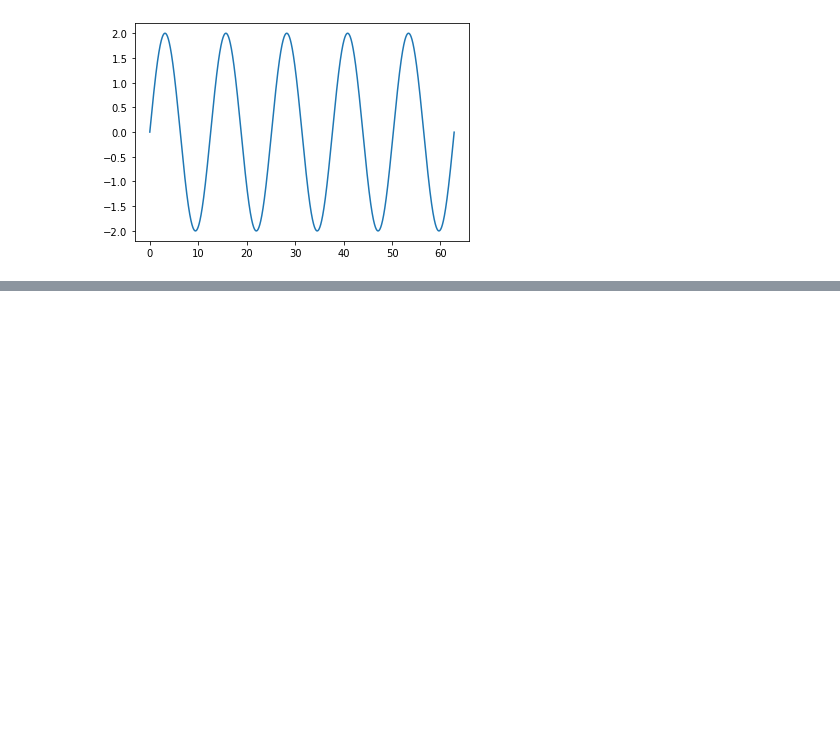
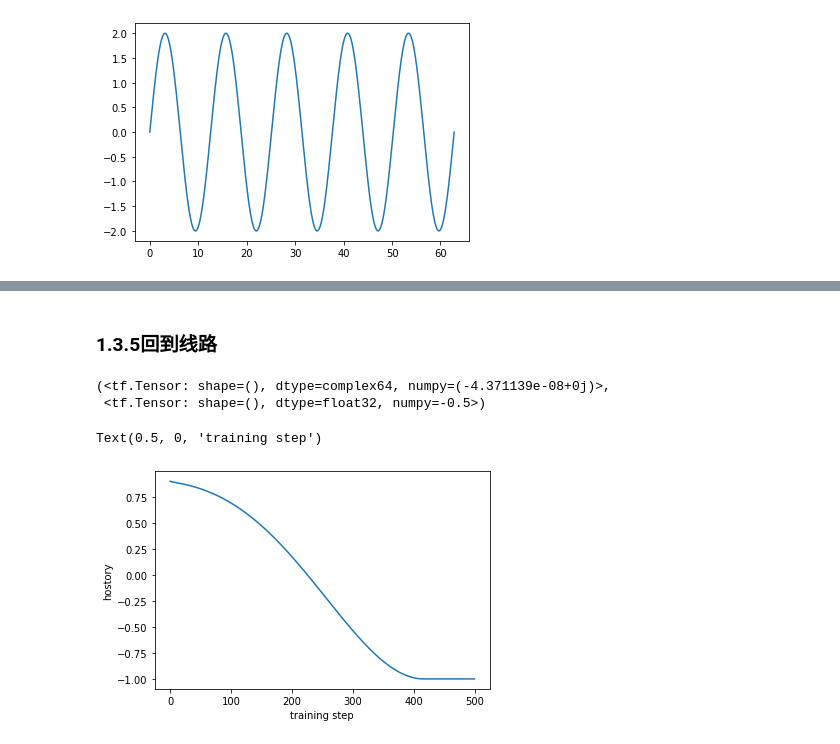
Before and after one commit to BenjaminT2048/quantum_simulations, a Jupyter notebook: coding diary.ipynb, the cells around one changed output, grey strips where cells are left out. Cells and saved outputs as stored; diff of their text form; code cells hidden in the pictures; blank space fills up the shorter version.

```diff
--- a/coding diary.ipynb
+++ b/coding diary.ipynb
@@ -257,0 +313,41 @@ plt.show()
+# %% [markdown]
+### 1.3.5回到线路
+# %%
+import numpy as np
+import tensorcircuit as tc
+import math
+
+theta = math.pi / 2
+K = tc.set_backend("tensorflow")
+
+def f(theta):
+    c = tc.Circuit(1)
+    rx = tc.gates.rx_gate(theta)
+    ry = tc.gates.ry_gate(theta)
+    rz = tc.gates.rz_gate(theta)
+    return c.expectation([rx,[0]])
+
+vgf = K.value_and_grad(f)
+theta = tc.backend.convert_to_tensor(math.pi)
+vgf(theta)
+# %% [output]
+(<tf.Tensor: shape=(), dtype=complex64, numpy=(-4.371139e-08+0j)>,
+ <tf.Tensor: shape=(), dtype=float32, numpy=-0.5>)
+# %%
+import tensorflow as tw
+theta = tc.backend.convert_to_tensor(0.9)
+
+history = []
+opt = K.optimizer(tf.keras.optimizers.Adam(1e-2))
+
+for _ in range(500):
+    v, g = vgf(theta)
+    theta = opt.update(g, theta)
+    history.append(v)
+
+plt.plot([i for i in range(500)], history)
+plt.ylabel("hostory")
+plt.xlabel("training step")
+# %% [output]
+Text(0.5, 0, 'training step')
+[figure, added]
```
Also changed, not shown: parts of 4 cells of this notebook.
